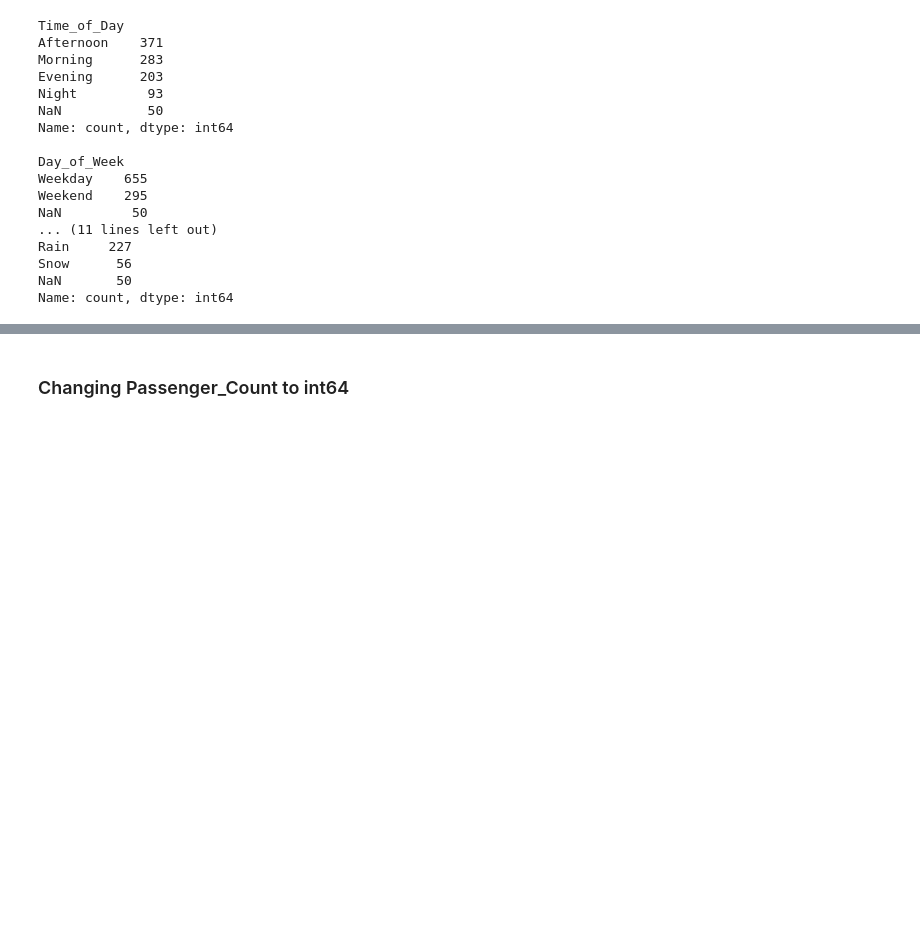
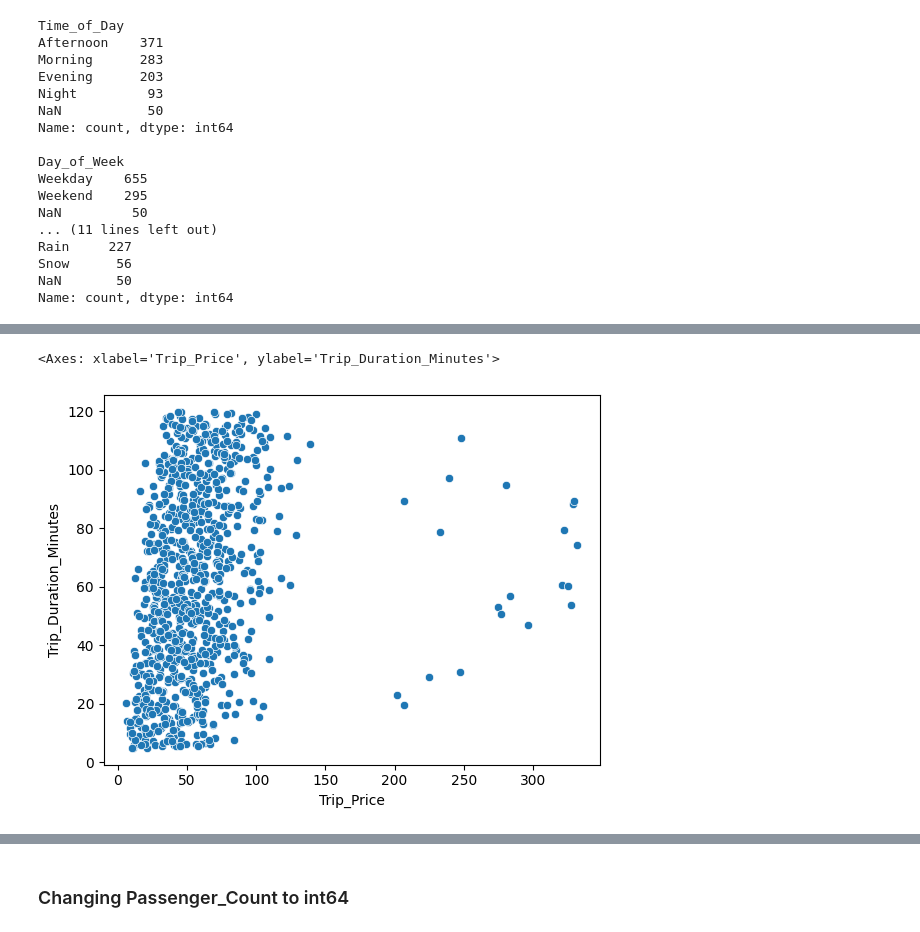
Before and after one commit to Josefin3647/taxi_prediction_fullstack_josefin, a Jupyter notebook: src/taxipred/model_development/eda.ipynb, the cells around one changed output, grey strips where cells are left out. Saved outputs shown, nothing was run; the diff lists cells and outputs as text; code cells hidden in the pictures; blank space fills up the shorter version.

```diff
--- a/src/taxipred/model_development/eda.ipynb
+++ b/src/taxipred/model_development/eda.ipynb
@@ -61,0 +100,9 @@ Name: count, dtype: int64
+# %%
+sns.scatterplot(
+    data=df,
+    x="Trip_Price",
+    y="Trip_Duration_Minutes"
+)
+# %% [output]
+<Axes: xlabel='Trip_Price', ylabel='Trip_Duration_Minutes'>
+[figure, added]
```
Also changed, not shown: parts of 8 cells of this notebook, 3 other files.
